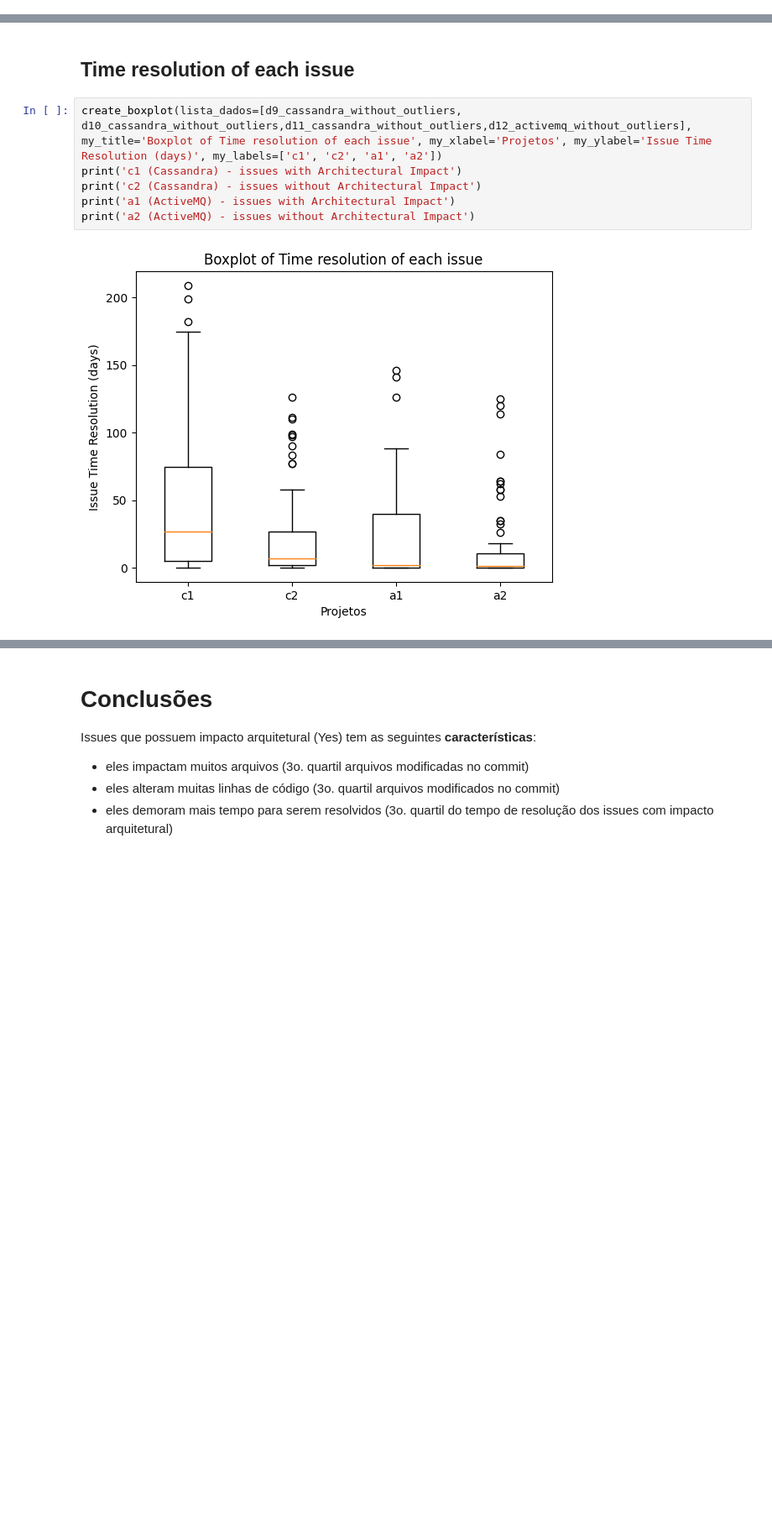
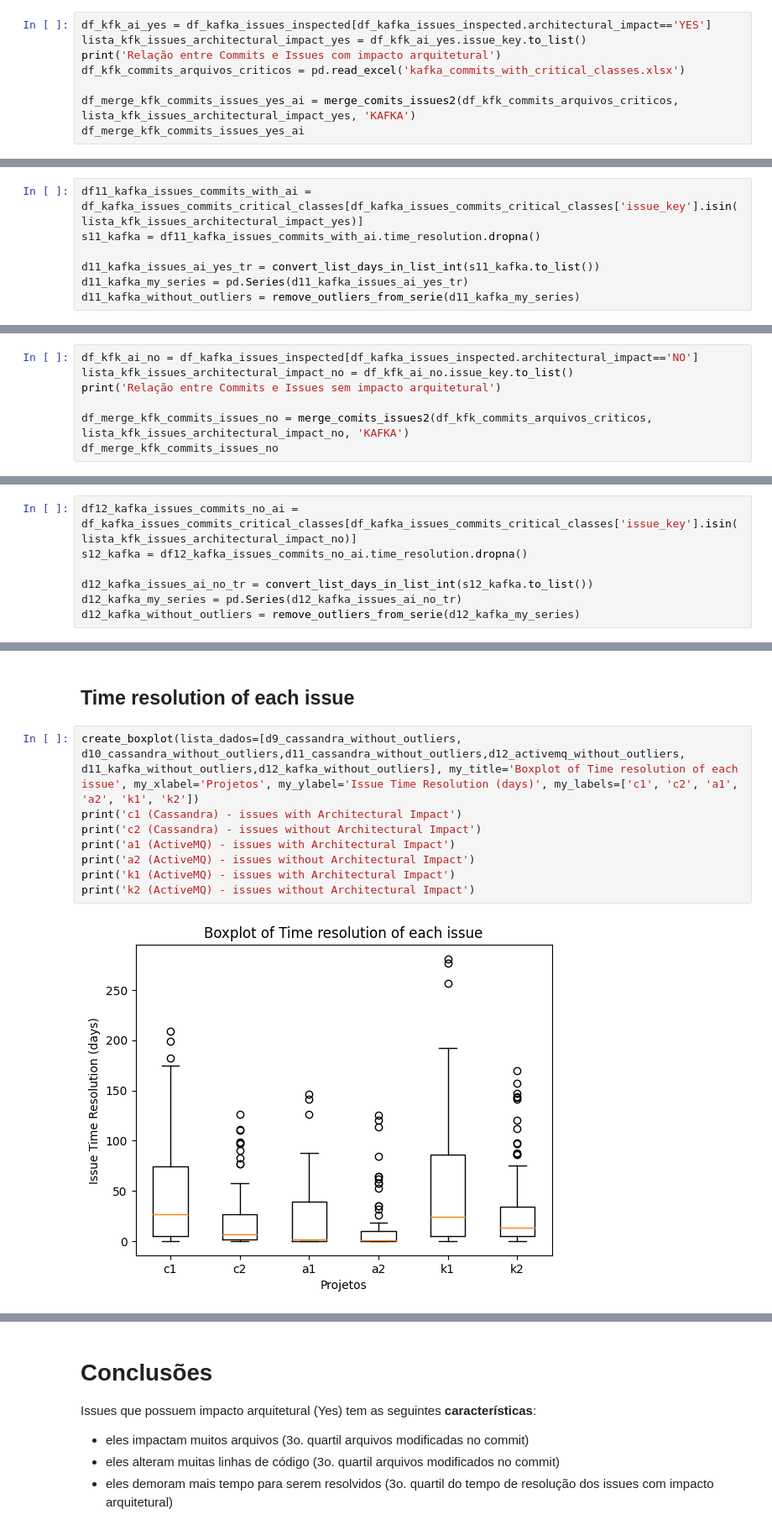
Before and after one commit to armandossrecife/my_validation3, a Jupyter notebook: my_comparison.ipynb, the cells around one changed output, grey strips where cells are left out. Shown at 84% size. Drawn from its saved outputs; the diff is of its cells as text; blank space fills up the shorter version.

```diff
--- a/my_comparison.ipynb
+++ b/my_comparison.ipynb
@@ -661,0 +694,8 @@ Apenas Issues Inspecionados
+# %%
+df_kfk_ai_yes = df_kafka_issues_inspected[df_kafka_issues_inspected.architectural_impact=='YES']
+lista_kfk_issues_architectural_impact_yes = df_kfk_ai_yes.issue_key.to_list()
+print('Relação entre Commits e Issues com impacto arquitetural')
+df_kfk_commits_arquivos_criticos = pd.read_excel('kafka_commits_with_critical_classes.xlsx')
+
+df_merge_kfk_commits_issues_yes_ai = merge_comits_issues2(df_kfk_commits_arquivos_criticos, lista_kfk_issues_architectural_impact_yes, 'KAFKA')
+df_merge_kfk_commits_issues_yes_ai
@@ -661,0 +739,7 @@ Apenas Issues Inspecionados
+# %%
+df11_kafka_issues_commits_with_ai = df_kafka_issues_commits_critical_classes[df_kafka_issues_commits_critical_classes['issue_key'].isin(lista_kfk_issues_architectural_impact_yes)]
+s11_kafka = df11_kafka_issues_commits_with_ai.time_resolution.dropna()
+
+d11_kafka_issues_ai_yes_tr = convert_list_days_in_list_int(s11_kafka.to_list())
+d11_kafka_my_series = pd.Series(d11_kafka_issues_ai_yes_tr)
+d11_kafka_without_outliers = remove_outliers_from_serie(d11_kafka_my_series)
@@ -661,0 +748,7 @@ Apenas Issues Inspecionados
+# %%
+df_kfk_ai_no = df_kafka_issues_inspected[df_kafka_issues_inspected.architectural_impact=='NO']
+lista_kfk_issues_architectural_impact_no = df_kfk_ai_no.issue_key.to_list()
+print('Relação entre Commits e Issues sem impacto arquitetural')
+
+df_merge_kfk_commits_issues_no = merge_comits_issues2(df_kfk_commits_arquivos_criticos, lista_kfk_issues_architectural_impact_no, 'KAFKA')
+df_merge_kfk_commits_issues_no
@@ -662,3 +783,10 @@ Apenas Issues Inspecionados
+# %%
+df12_kafka_issues_commits_no_ai = df_kafka_issues_commits_critical_classes[df_kafka_issues_commits_critical_classes['issue_key'].isin(lista_kfk_issues_architectural_impact_no)]
+s12_kafka = df12_kafka_issues_commits_no_ai.time_resolution.dropna()
+
+d12_kafka_issues_ai_no_tr = convert_list_days_in_list_int(s12_kafka.to_list())
+d12_kafka_my_series = pd.Series(d12_kafka_issues_ai_no_tr)
+d12_kafka_without_outliers = remove_outliers_from_serie(d12_kafka_my_series)
 # %% [markdown]
 # Estatísticas dos Resultados
 # %% [markdown]
@@ -692,13 +828,15 @@ a2 (ActiveMQ) - issues without Architectural Impact
 # %% [markdown]
 ##  Time resolution of each issue
 # %%
-create_boxplot(lista_dados=[d9_cassandra_without_outliers, d10_cassandra_without_outliers,d11_cassandra_without_outliers,d12_activemq_without_outliers], my_title='Boxplot of Time resolution of each issue', my_xlabel='Projetos', my_ylabel='Issue Time Resolution (days)', my_labels=['c1', 'c2', 'a1', 'a2'])
+create_boxplot(lista_dados=[d9_cassandra_without_outliers, d10_cassandra_without_outliers,d11_cassandra_without_outliers,d12_activemq_without_outliers, d11_kafka_without_outliers,d12_kafka_without_outliers], my_title='Boxplot of Time resolution of each issue', my_xlabel='Projetos', my_ylabel='Issue Time Resolution (days)', my_labels=['c1', 'c2', 'a1', 'a2', 'k1', 'k2'])
 print('c1 (Cassandra) - issues with Architectural Impact')
 print('c2 (Cassandra) - issues without Architectural Impact')
 print('a1 (ActiveMQ) - issues with Architectural Impact')
 print('a2 (ActiveMQ) - issues without Architectural Impact')
+print('k1 (ActiveMQ) - issues with Architectural Impact')
+print('k2 (ActiveMQ) - issues without Architectural Impact')
 # %% [output]
-[figure, old version]
+[figure, new version]
 c1 (Cassandra) - issues with Architectural Impact
 c2 (Cassandra) - issues without Architectural Impact
 a1 (ActiveMQ) - issues with Architectural Impact
```
Also changed, not shown: parts of 21 cells of this notebook.
